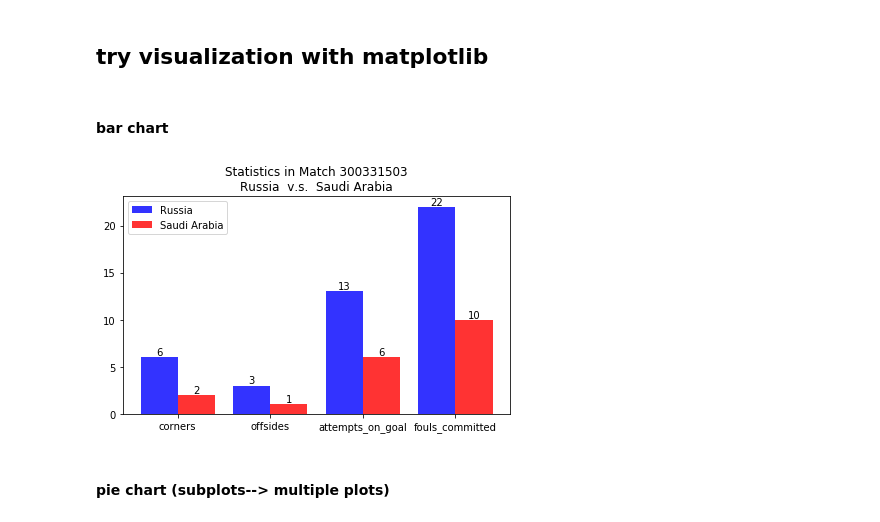
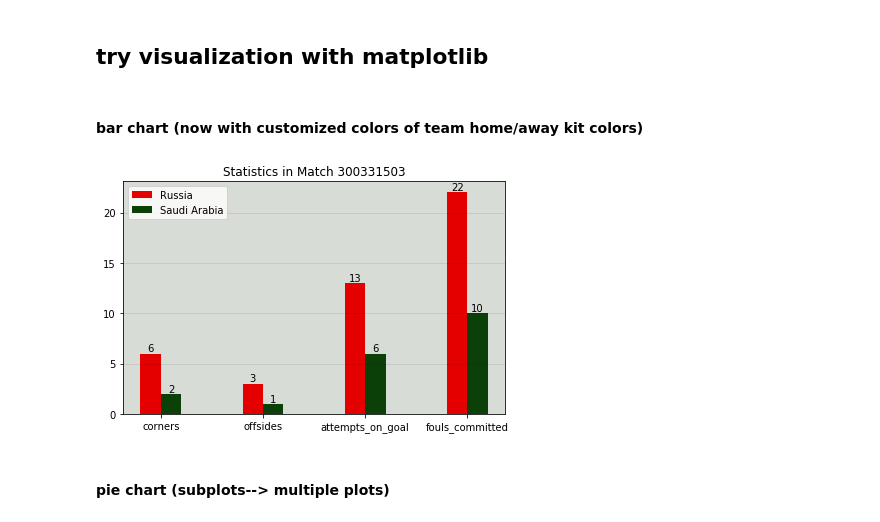
Before and after one commit to simonace/Simon-s-World-Cup-2018-Playground, a Jupyter notebook: Simon's world cup 2018 playground.ipynb, the cells around one changed output. Drawn from its saved outputs; the diff is of its cells as text; code cells hidden in the pictures.

Commit message:
Added colors for every team showing in a bar chart

```diff
--- a/Simon's world cup 2018 playground.ipynb
+++ b/Simon's world cup 2018 playground.ipynb
@@ -535,50 +611,58 @@ display(choose_team_dropdown)
 A Jupyter Widget
 # %% [markdown]
 ## try visualization with matplotlib
-# %% [markdown]
-#### bar chart
+# %% [markdown]
+#### bar chart (now with customized colors of team home/away kit colors)
 # %%
 import numpy as np
 import matplotlib.pyplot as plt
 m = match_dict['300331503']
 
 wanted_keys = ['corners', 'offsides', 'attempts_on_goal', 'fouls_committed']
 n_groups = len(wanted_keys)
 home_team_shown_data = []
 away_team_shown_data = []
 for k in wanted_keys:
     home_team_shown_data.append(m.home_team_statistics[k])
     away_team_shown_data.append(m.away_team_statistics[k])
 
-fig, ax = plt.subplots()
+fig, ax= plt.subplots()
 index = np.arange(n_groups)
-bar_width = 0.4
-opacity = 0.8
+bar_width = 0.2
 
-rects1 = ax.bar(index, home_team_shown_data, bar_width,
-                alpha=opacity, color='b',
+# play with bar color and background color
+bar_color_home = mono_color_dict_for_home_team[m.getHomeTeam().getCountryName()]
+away_team_home_color = mono_color_dict_for_home_team[m.getAwayTeam().getCountryName()]
+bar_color_away = away_team_home_color if away_team_home_color != bar_color_home\
+                 else mono_color_dict_for_away_team[m.getAwayTeam().getCountryName()]
+if bar_color_home == 'xkcd:grey' or bar_color_away == 'xkcd:grey':
+    ax.set_facecolor('xkcd:white')
+else:
+    ax.set_facecolor('xkcd:light grey')
+
+ax.grid(axis='y', color='xkcd:black', linestyle='-', alpha=0.1)
+
+rects1 = ax.bar(index, home_team_shown_data, bar_width, color=bar_color_home,
                 label=m.home_team_statistics['country'])
 
-rects2 = ax.bar(index + bar_width, away_team_shown_data, bar_width,
-                alpha=opacity, color='r',
+rects2 = ax.bar(index + bar_width, away_team_shown_data, bar_width, color=bar_color_away,
                 label=m.away_team_statistics['country'])
 
-ax.set_title('Statistics in Match ' + m.getMatchId() + '\n' + m.getHomeTeam().getCountryName() + '  v.s.  ' + m.getAwayTeam().getCountryName())
+ax.set_title('Statistics in Match ' + m.getMatchId())
 ax.set_xticks(index + bar_width / 2)
 ax.set_xticklabels(wanted_keys)
-
 # show value labels above the bars
 rects = ax.patches
 for rect in rects:
     height = rect.get_height()
-    ax.text(rect.get_x() + rect.get_width() / 2, height, height, ha='center', va='bottom')
-
+    ax.text(rect.get_x() + rect.get_width() / 2, height, height,
+            ha='center', va='bottom')
 
 ax.legend()
 fig.tight_layout()
 plt.show()
 # %% [output]
-[figure, old version]
+[figure, new version]
 # %% [markdown]
 #### pie chart (subplots--> multiple plots)
 # %%
```
Also changed, not shown: parts of 2 cells of this notebook.
